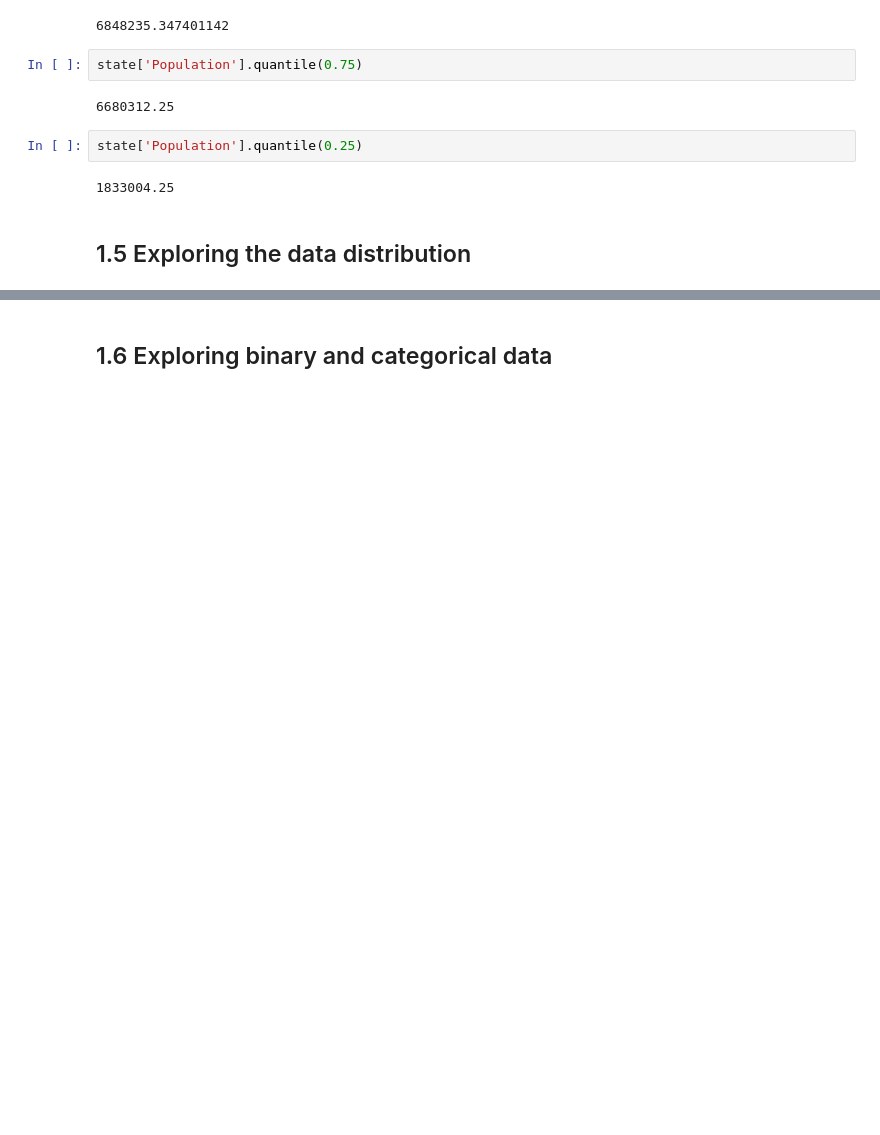
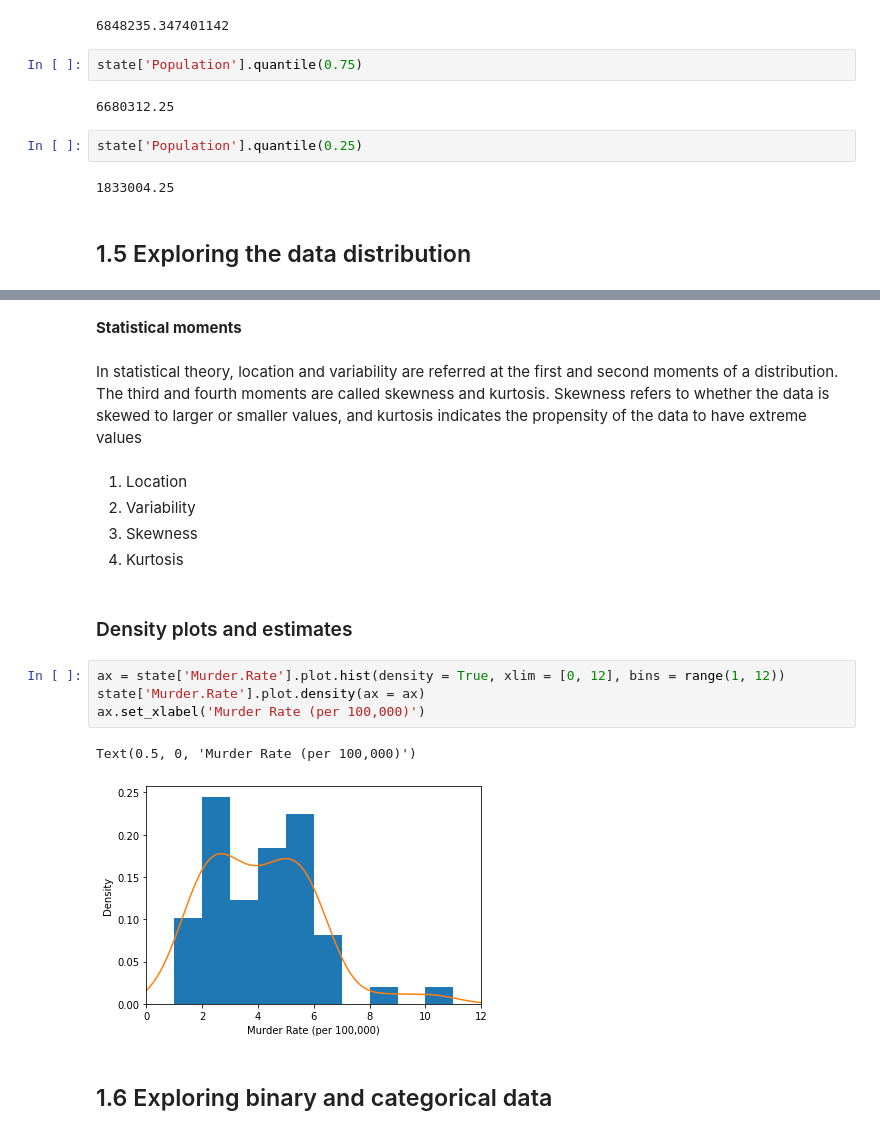
Before and after one commit to DataS07/practical-statistics-for-data-scientists-2nd, a Jupyter notebook: Chapter 1. Exploratory data analysis.ipynb, the cells around one changed output, grey strips where cells are left out. Cells and saved outputs as stored; diff of their text form; blank space fills up the shorter version.

```diff
--- a/Chapter 1. Exploratory data analysis.ipynb
+++ b/Chapter 1. Exploratory data analysis.ipynb
@@ -118,2 +162,20 @@ state['Population'].quantile(0.25)
+# %% [markdown]
+**Statistical moments**
+# %% [markdown]
+In statistical theory, location and variability are referred at the first and second moments of a distribution. The third and fourth moments are called skewness and kurtosis. Skewness refers to whether the data is skewed to larger or smaller values, and kurtosis indicates the propensity of the data to have extreme values
+# %% [markdown]
+1. Location
+2. Variability
+3. Skewness
+4. Kurtosis
+# %% [markdown]
+### Density plots and estimates
+# %%
+ax = state['Murder.Rate'].plot.hist(density = True, xlim = [0, 12], bins = range(1, 12))
+state['Murder.Rate'].plot.density(ax = ax)
+ax.set_xlabel('Murder Rate (per 100,000)')
+# %% [output]
+Text(0.5, 0, 'Murder Rate (per 100,000)')
+[figure, added]
 # %% [markdown]
 ## 1.6 Exploring binary and categorical data
```
Also changed, not shown: parts of 33 cells of this notebook.
